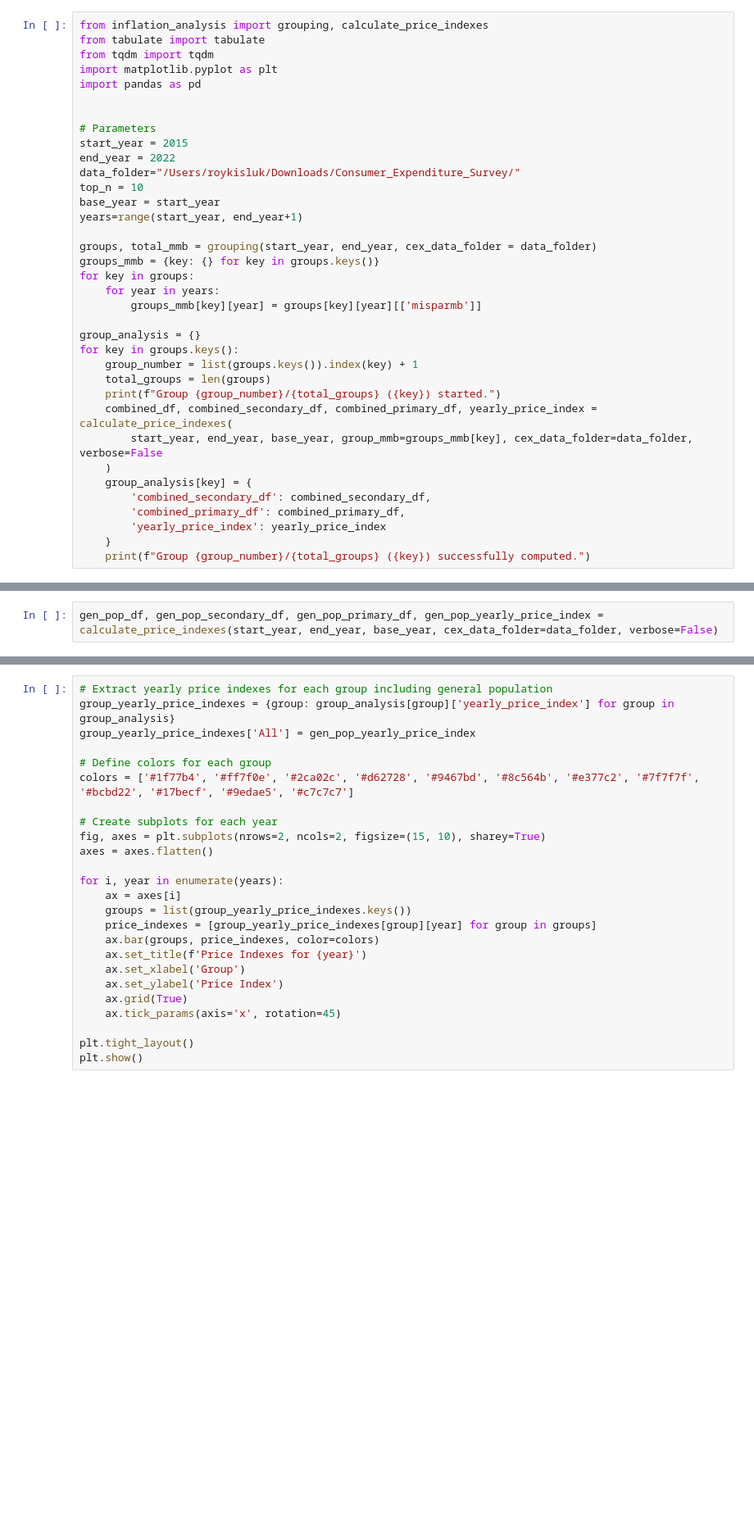
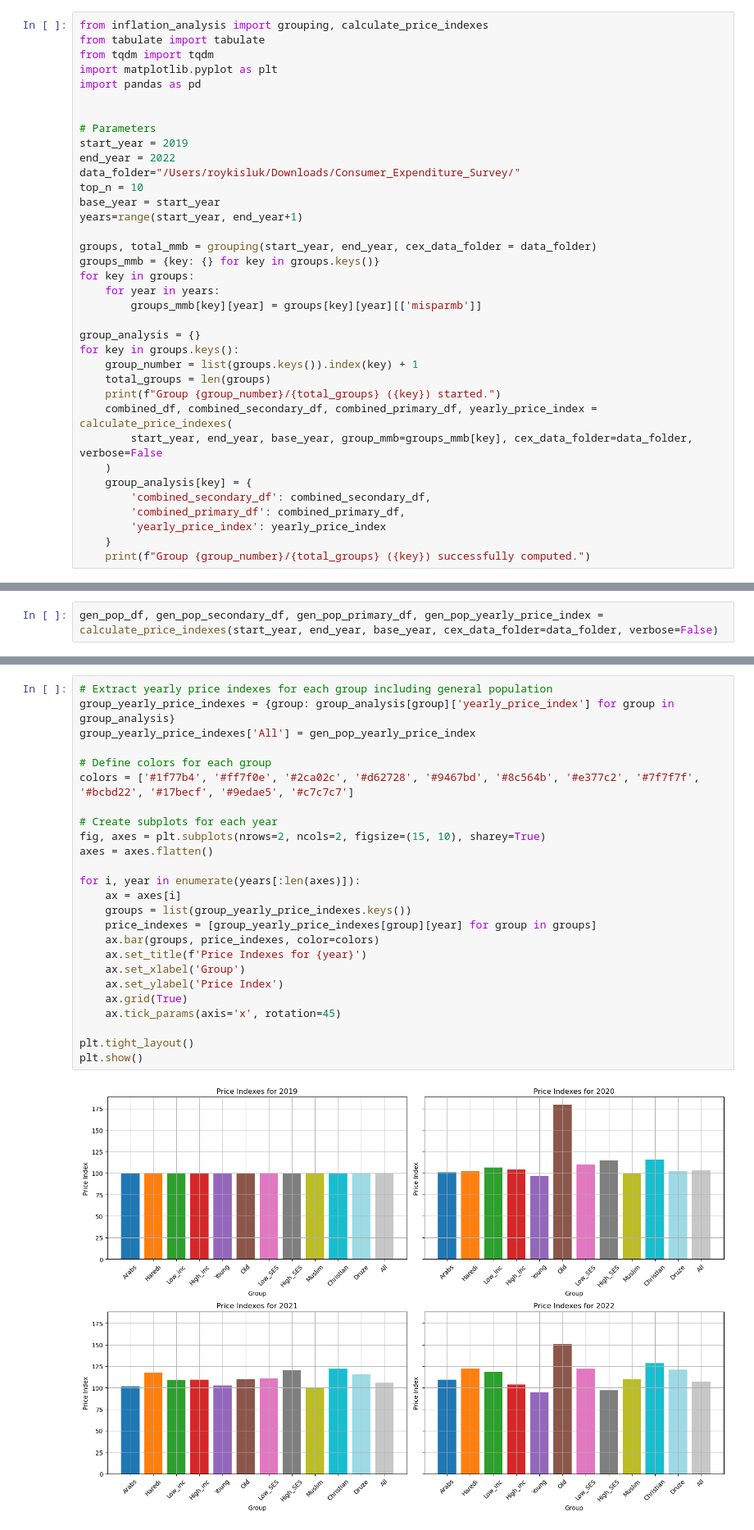
Before and after one commit to roykisluk/Inflation-Heterogeneity, a Jupyter notebook: Group_inflation_comparison.ipynb, the cells around one changed output, grey strips where cells are left out. Shown at 82% size. Cells and saved outputs as stored; diff of their text form; blank space fills up the shorter version.

```diff
--- a/Group_inflation_comparison.ipynb
+++ b/Group_inflation_comparison.ipynb
@@ -7,7 +7,7 @@ import pandas as pd
 
 
 # Parameters
-start_year = 2015
+start_year = 2019
 end_year = 2022
 data_folder="/Users/roykisluk/Downloads/Consumer_Expenditure_Survey/"
 top_n = 10
@@ -70,28 +110,30 @@ plt.show()
 # %%
 # Extract yearly price indexes for each group including general population
 group_yearly_price_indexes = {group: group_analysis[group]['yearly_price_index'] for group in group_analysis}
 group_yearly_price_indexes['All'] = gen_pop_yearly_price_index
 
 # Define colors for each group
 colors = ['#1f77b4', '#ff7f0e', '#2ca02c', '#d62728', '#9467bd', '#8c564b', '#e377c2', '#7f7f7f', '#bcbd22', '#17becf', '#9edae5', '#c7c7c7']
 
 # Create subplots for each year
 fig, axes = plt.subplots(nrows=2, ncols=2, figsize=(15, 10), sharey=True)
 axes = axes.flatten()
 
-for i, year in enumerate(years):
+for i, year in enumerate(years[:len(axes)]):
     ax = axes[i]
     groups = list(group_yearly_price_indexes.keys())
     price_indexes = [group_yearly_price_indexes[group][year] for group in groups]
     ax.bar(groups, price_indexes, color=colors)
     ax.set_title(f'Price Indexes for {year}')
     ax.set_xlabel('Group')
     ax.set_ylabel('Price Index')
     ax.grid(True)
     ax.tick_params(axis='x', rotation=45)
 
 plt.tight_layout()
 plt.show()
+# %% [output]
+[figure, added]
 # %%
 fig, axes = plt.subplots(nrows=4, ncols=3, figsize=(20, 15), sharey=True)
 axes = axes.flatten()
```
Also changed, not shown: parts of 7 cells of this notebook, 20 other files.
